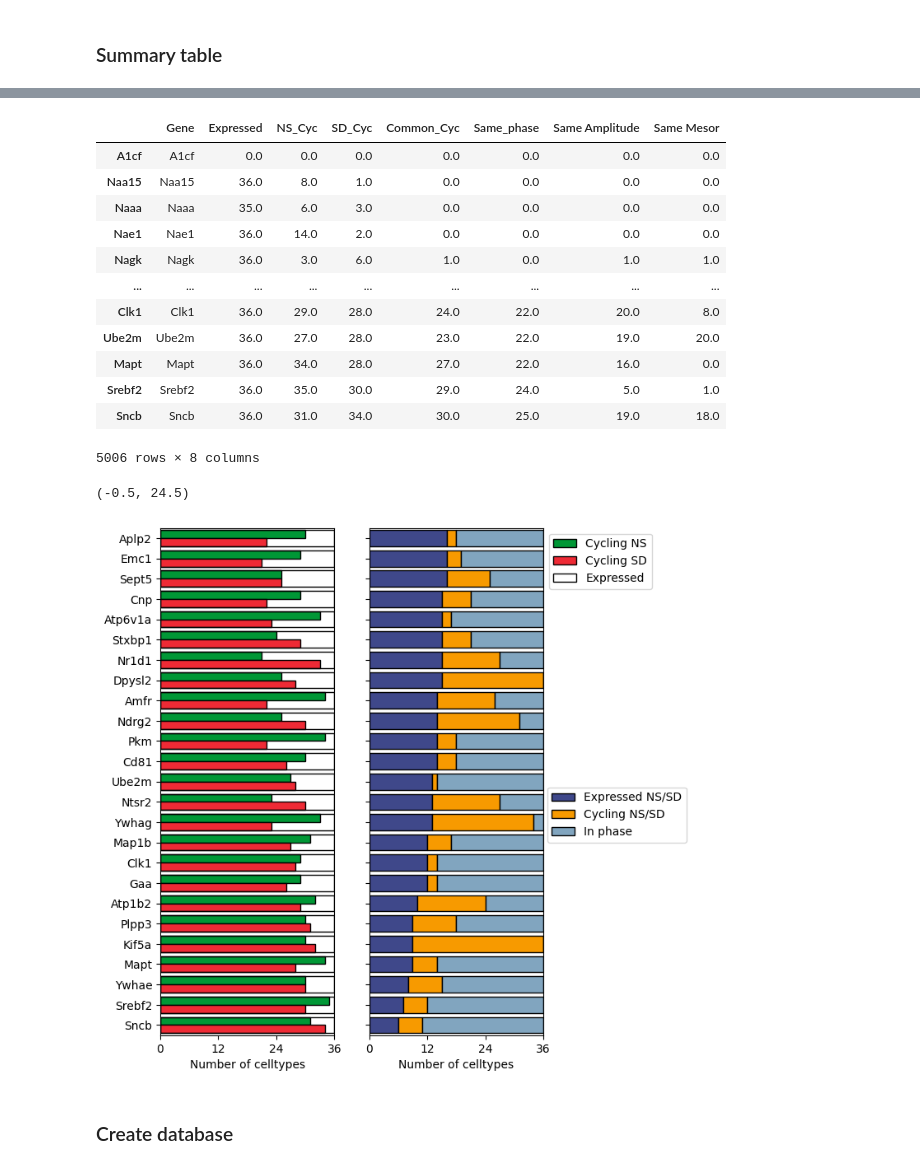
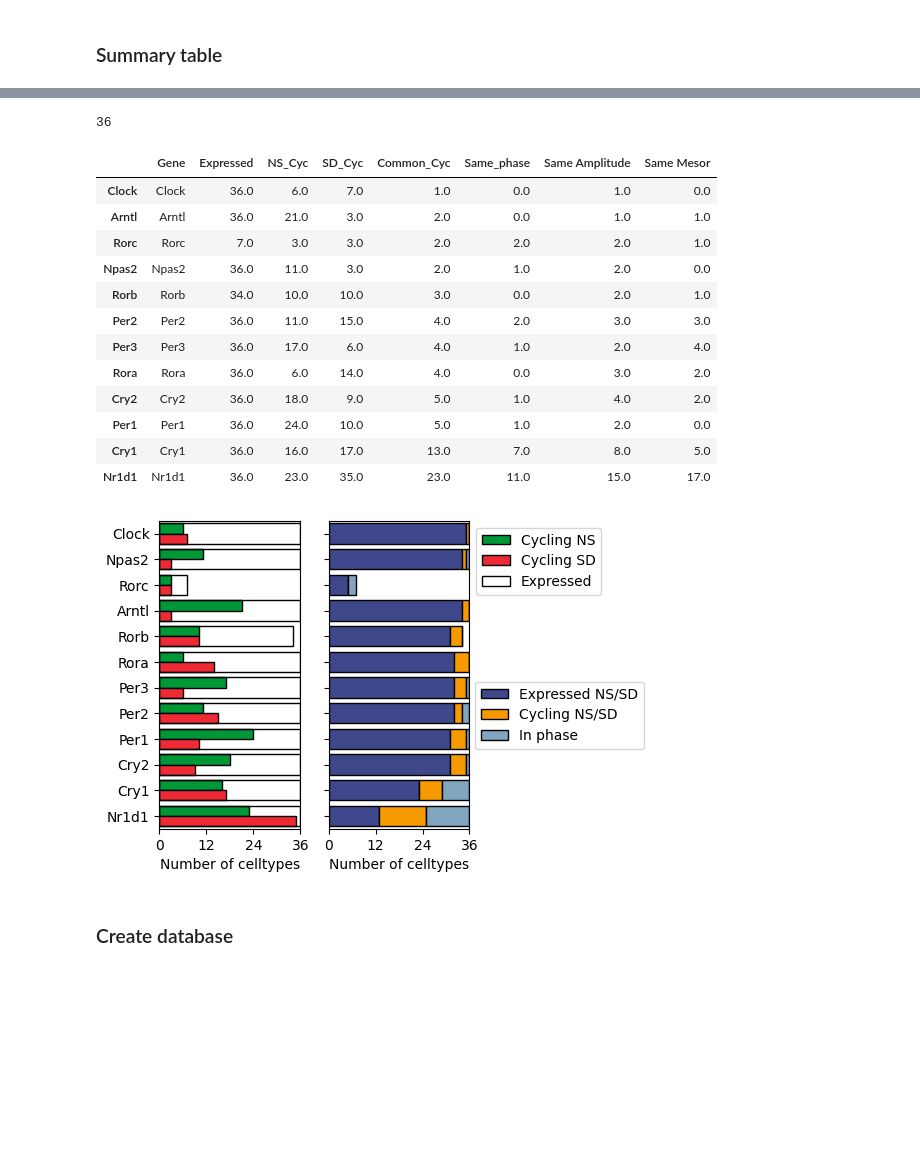
Before and after one commit to Carboneinerte/Pynda_ssc, a Jupyter notebook: v10D_Xenium_Downstream_Analysis_WIP.ipynb, the cells around one changed output, grey strips where cells are left out. Saved outputs shown, nothing was run; the diff lists cells and outputs as text; code cells hidden in the pictures; blank space fills up the shorter version.

```diff
--- a/v10D_Xenium_Downstream_Analysis_WIP.ipynb
+++ b/v10D_Xenium_Downstream_Analysis_WIP.ipynb
@@ -866,7 +877,7 @@ from module.misc import genes_list
 import numpy as np
 import math
 
-cg_list = genes_list('panel_5k')
+cg_list = genes_list('clock')
 # %%
 dataframe_cg_cycling = pd.DataFrame(data = {"Gene" : cg_list,
                                             "Expressed": np.zeros(len(cg_list)),
@@ -885,12 +896,9 @@ dataframe_cg_cycling.sample()
 # %%
-cell_list = ['SMC', 'Sncg Gaba', 'STR Gaba', 'PAL STR Gaba Chol',
-       'L2 3 PIR ENTl Glut', 'MEA Glut', 'OB STR CTX IMN', 'L5 NP CTX Glut',
-       'COAa PAA MEA Glut', 'Vip Gaba', 'Lamp5 Gaba', 'DG Glut', 'ABC',
-       'STR PAL Gaba', 'PVH Glut', 'L6b CTX Glut', 'AHN Glut', 'SCH Gaba',
-       'Sst Gaba', 'VLMC', 'L5 ET CTX Glut', 'Pericyte', 'LHA Glut',
-       'Ependymal', 'Pvalb Gaba', 'Microglia', 'OPC', 'L2 3 IT PIR ENTl Glut',
-       'STR D1 Gaba', 'L6 CT CTX Glut', 'Endothelial', 'Oligodendrocyte',
-       'L4 5 IT CTX Glut', 'STR D2 Gaba', 'L6 IT CTX Glut', 'Astro TE']
+cell_list = ['SMC', 'Sncg Gaba', 'STR Gaba', 'COAa PAA MEA Glut', 'OB STR CTX IMN', 'MEA Glut', 'L5 NP CTX Glut',
+              'PAL STR Gaba Chol', 'Vip Gaba', 'Lamp5 Gaba', 'CLA EPd CTX Glut', 'STR PAL Gaba', 'L6b CTX Glut',
+                'Sst Gaba', 'VLMC', 'PVH Glut', 'ABC', 'AHN Glut', 'SCH Gaba', 'L5 ET CTX Glut', 'Choroid', 'Pericyte',
+                  'LHA Glut', 'Pvalb Gaba', 'Ependymal', 'OPC', 'Microglia', 'L2 3 IT PIR ENTl Glut', 'L6 CT CTX Glut',
+              'Endothelial', 'STR D1 Gaba', 'L4 5 IT CTX Glut', 'Oligodendrocyte', 'STR D2 Gaba', 'L6 IT CTX Glut', 'Astro TE']
 # %%
 ### Extract expression
 for cell in cell_list:
@@ -906,8 +914,8 @@ for cell in cell_list:
 # %%
 ### Extract common cycling
 
-df_cycling_NS = pd.read_excel(f'../R/Results/2025-07-21_circa4_celltype/Summary/2025-07-21_circa4_cyc_siggene_analysis.xlsx', sheet_name = None)
-df_cycling_SD = pd.read_excel(f'../R/Results/2025-07-21_SD1_celltype/Summary/2025-07-21_SD1_cyc_siggene_analysis.xlsx', sheet_name = None)
+df_cycling_NS = pd.read_excel(f'../R/Results/2025-08-08_circa4_celltype/Summary/2025-08-08_circa4_cyc_siggene_analysis.xlsx', sheet_name = None)
+df_cycling_SD = pd.read_excel(f'../R/Results/2025-08-09_SD1_celltype/Summary/2025-08-09_SD1_cyc_siggene_analysis.xlsx', sheet_name = None)
 
 for cell in cell_list:
     gene_cyc_NS = set(df_cycling_NS[cell][df_cycling_NS[cell]['CycID'].isin(cg_list)]['CycID'])
@@ -924,14 +932,14 @@ for cell in cell_list:
             dataframe_cg_cycling.loc[gene, "Common_Cyc"] +=1
 # %%
 ### Extract common phase
-cell_list_under = ['SMC', 'Sncg_Gaba', 'STR_Gaba', 'PAL_STR_Gaba_Chol',
-        'L2_3_PIR_ENTl_Glut', 'MEA_Glut', 'OB_STR_CTX_IMN', 'L5_NP_CTX_Glut',
-        'COAa_PAA_MEA_Glut', 'Vip_Gaba', 'Lamp5_Gaba', 'DG_Glut', 'ABC',
-       'STR_PAL_Gaba', 'PVH_Glut', 'L6b_CTX_Glut', 'AHN_Glut', 'SCH_Gaba',
-       'Sst_Gaba', 'VLMC', 'L5_ET_CTX_Glut', 'Pericyte', 'LHA_Glut',
-       'Ependymal', 'Pvalb_Gaba', 'Microglia', 'OPC', 'L2_3_IT_PIR_ENTl_Glut',
-       'STR_D1_Gaba', 'L6_CT_CTX_Glut', 'Endothelial', 'Oligodendrocyte',
-       'L4_5_IT_CTX_Glut', 'STR_D2_Gaba', 'L6_IT_CTX_Glut', 'Astro_TE']
+cell_list_under = ['SMC', 'Sncg_Gaba', 'STR_Gaba', 'COAa_PAA_MEA_Glut', 'OB_STR_CTX_IMN', 'MEA_Glut', 'L5_NP_CTX_Glut',
+              'PAL_STR_Gaba_Chol', 'Vip_Gaba', 'Lamp5_Gaba', 'CLA_EPd_CTX_Glut', 'STR_PAL_Gaba', 'L6b_CTX_Glut',
+                'Sst_Gaba', 'VLMC', 'PVH_Glut', 'ABC', 'AHN_Glut', 'SCH_Gaba', 'L5_ET_CTX_Glut', 'Choroid', 'Pericyte',
+                  'LHA_Glut', 'Pvalb_Gaba', 'Ependymal', 'OPC', 'Microglia', 'L2_3_IT_PIR_ENTl_Glut', 'L6_CT_CTX_Glut',
+              'Endothelial', 'STR_D1_Gaba', 'L4_5_IT_CTX_Glut', 'Oligodendrocyte', 'STR_D2_Gaba', 'L6_IT_CTX_Glut', 'Astro_TE']
+len(cell_list_under)
+# %% [output]
+36
 # %%
 for cell in cell_list_under:
     df_phase_NS = pd.read_csv(f'../R/Results/CircaCompare_Results/{cell}_circacompare_results.csv')
@@ -952,52 +960,53 @@ for cell in cell_list_under:
             for gene in common_phase:
                 dataframe_cg_cycling.loc[gene, "Same Mesor"] +=1
 # %%
-dataframe_cg_cycling.sort_values(by='Same_phase')
+dataframe_cg_cycling.sort_values(by='Common_Cyc')
 # %% [output]
 |  | Gene | Expressed | NS_Cyc | SD_Cyc | Common_Cyc | Same_phase | Same Amplitude | Same Mesor |
-| A1cf | A1cf | 0.0 | 0.0 | 0.0 | 0.0 | 0.0 | 0.0 | 0.0 |
-| Naa15 | Naa15 | 36.0 | 8.0 | 1.0 | 0.0 | 0.0 | 0.0 | 0.0 |
-| Naaa | Naaa | 35.0 | 6.0 | 3.0 | 0.0 | 0.0 | 0.0 | 0.0 |
-| Nae1 | Nae1 | 36.0 | 14.0 | 2.0 | 0.0 | 0.0 | 0.0 | 0.0 |
-| Nagk | Nagk | 36.0 | 3.0 | 6.0 | 1.0 | 0.0 | 1.0 | 1.0 |
-| ... | ... | ... | ... | ... | ... | ... | ... | ... |
-| Clk1 | Clk1 | 36.0 | 29.0 | 28.0 | 24.0 | 22.0 | 20.0 | 8.0 |
-| Ube2m | Ube2m | 36.0 | 27.0 | 28.0 | 23.0 | 22.0 | 19.0 | 20.0 |
-| Mapt | Mapt | 36.0 | 34.0 | 28.0 | 27.0 | 22.0 | 16.0 | 0.0 |
-| Srebf2 | Srebf2 | 36.0 | 35.0 | 30.0 | 29.0 | 24.0 | 5.0 | 1.0 |
-| Sncb | Sncb | 36.0 | 31.0 | 34.0 | 30.0 | 25.0 | 19.0 | 18.0 |
+| Clock | Clock | 36.0 | 6.0 | 7.0 | 1.0 | 0.0 | 1.0 | 0.0 |
+| Arntl | Arntl | 36.0 | 21.0 | 3.0 | 2.0 | 0.0 | 1.0 | 1.0 |
+| Rorc | Rorc | 7.0 | 3.0 | 3.0 | 2.0 | 2.0 | 2.0 | 1.0 |
+| Npas2 | Npas2 | 36.0 | 11.0 | 3.0 | 2.0 | 1.0 | 2.0 | 0.0 |
+| Rorb | Rorb | 34.0 | 10.0 | 10.0 | 3.0 | 0.0 | 2.0 | 1.0 |
+| Per2 | Per2 | 36.0 | 11.0 | 15.0 | 4.0 | 2.0 | 3.0 | 3.0 |
+| Per3 | Per3 | 36.0 | 17.0 | 6.0 | 4.0 | 1.0 | 2.0 | 4.0 |
+| Rora | Rora | 36.0 | 6.0 | 14.0 | 4.0 | 0.0 | 3.0 | 2.0 |
+| Cry2 | Cry2 | 36.0 | 18.0 | 9.0 | 5.0 | 1.0 | 4.0 | 2.0 |
+| Per1 | Per1 | 36.0 | 24.0 | 10.0 | 5.0 | 1.0 | 2.0 | 0.0 |
+| Cry1 | Cry1 | 36.0 | 16.0 | 17.0 | 13.0 | 7.0 | 8.0 | 5.0 |
+| Nr1d1 | Nr1d1 | 36.0 | 23.0 | 35.0 | 23.0 | 11.0 | 15.0 | 17.0 |
-5006 rows × 8 columns
 # %%
 dataframe_cg_cycling.sort_values(by='Common_Cyc',inplace=True, ascending=False)
 # %%
 w1 = dataframe_cg_cycling['Expressed'][0:25] - dataframe_cg_cycling['Common_Cyc'][0:25]
 w2 = dataframe_cg_cycling['Common_Cyc'][0:25] -  dataframe_cg_cycling["Same_phase"][0:25]
 w3 = dataframe_cg_cycling["Same_phase"][0:25]
 
-_, ax = plt.subplots(1,2, figsize = (6,8), sharey= True)
+_, ax = plt.subplots(1,2, figsize = (4,4), sharey= True)
 
 ax[1].barh(y = dataframe_cg_cycling.index[0:25], width=w1, left = 0, label = "Expressed NS/SD", color = "#3f488aff", edgecolor ="black")
 ax[1].barh(y = dataframe_cg_cycling.index[0:25], width=w2, left = w1, label = "Cycling NS/SD", color= "#f79a00ff", edgecolor ="black")
 ax[1].barh(y = dataframe_cg_cycling.index[0:25], width=w3, left = w1+w2, label = "In phase", color = "#81a5bfff", edgecolor ="black")
 ax[1].set_xticks(ticks = [0,12,24,36])
 ax[1].set_xlim(0,36)
 ax[1].set_xlabel('Number of celltypes')
 ax[1].legend(loc = 'best', bbox_to_anchor = (0.99,0.5))
 
 
 ax[0].barh(y=dataframe_cg_cycling.index[0:25], width = dataframe_cg_cycling['NS_Cyc'][0:25], height=0.4, align="edge", edgecolor ="black",label = "Cycling NS")
 ax[0].barh(y=dataframe_cg_cycling.index[0:25], width = dataframe_cg_cycling['SD_Cyc'][0:25], height=-0.4, align="edge", edgecolor ="black", label = "Cycling SD")
 ax[0].barh(y=dataframe_cg_cycling.index[0:25], width = dataframe_cg_cycling['Expressed'][0:25], height=-0.8, align="center",fill = None, edgecolor ="black", label = "Expressed")
 
 ax[0].legend(loc = 'upper left', bbox_to_anchor = (2.2,1))
 ax[0].set_xticks(ticks = [0,12,24,36])
 ax[0].set_xlim(0,36)
 ax[0].set_xlabel('Number of celltypes')
 
-plt.ylim(-0.5,24.5)
+plt.ylim(-0.5,11.5)
+
+# plt.savefig(f"Gallery/{today}/Summary_cycling_phase_compare_CG.svg", format='svg',transparent = True)
 # %% [output]
-(-0.5, 24.5)
-[figure, old version]
+[figure, new version]
 # %% [markdown]
 ### Create database
 # %%
```
Also changed, not shown: parts of 37 cells of this notebook, 3 other files.
